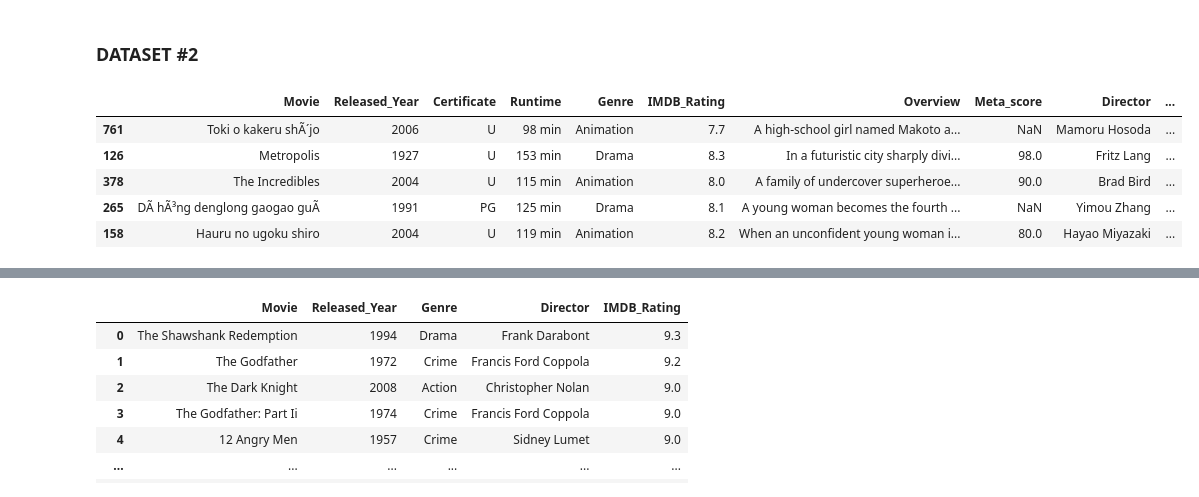
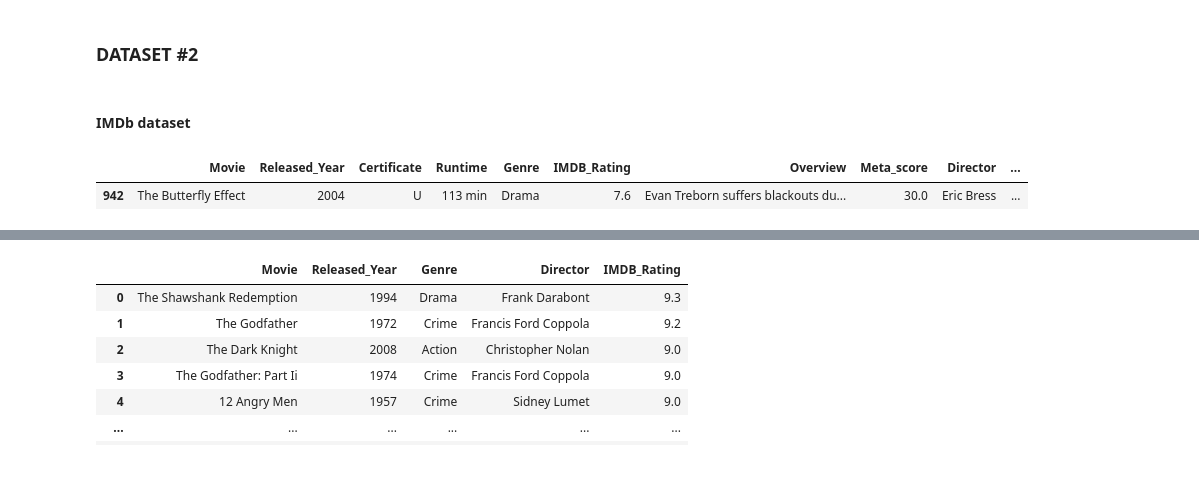
Before and after one commit to jmedina237/Project2_Joa, a Jupyter notebook: Project2_JOA_v2.ipynb, the cells around one changed output, grey strips where cells are left out. Saved outputs shown, nothing was run; the diff lists cells and outputs as text; code cells hidden in the pictures; blank space fills up the shorter version.

```diff
--- a/Project2_JOA_v2.ipynb
+++ b/Project2_JOA_v2.ipynb
@@ -92,20 +104,18 @@ df_rotten_tomatoes
 9366 rows × 2 columns
 # %% [markdown]
 ### DATASET #2
+# %% [markdown]
+#### IMDb dataset
 # %%
 df_imdb = pd.read_csv ('./data/imdb_top_1000.csv', encoding='unicode_escape', index_col = 0)
 # %%
 df_imdb.rename(columns = {'Series_Title':'Movie'}, inplace = True)
 # %%
 df_imdb.reset_index(drop=True, inplace=True)
-df_imdb.sample(5)
+df_imdb.sample()
 # %% [output]
 |  | Movie | Released_Year | Certificate | Runtime | Genre | IMDB_Rating | Overview | Meta_score | Director | ... |
-| 761 | Toki o kakeru shÃ´jo | 2006 | U | 98 min | Animation | 7.7 | A high-school girl named Makoto a... | NaN | Mamoru Hosoda | ... |
-| 126 | Metropolis | 1927 | U | 153 min | Drama | 8.3 | In a futuristic city sharply divi... | 98.0 | Fritz Lang | ... |
-| 378 | The Incredibles | 2004 | U | 115 min | Animation | 8.0 | A family of undercover superheroe... | 90.0 | Brad Bird | ... |
-| 265 | DÃ hÃ³ng denglong gaogao guÃ | 1991 | PG | 125 min | Drama | 8.1 | A young woman becomes the fourth ... | NaN | Yimou Zhang | ... |
-| 158 | Hauru no ugoku shiro | 2004 | U | 119 min | Animation | 8.2 | When an unconfident young woman i... | 80.0 | Hayao Miyazaki | ... |
+| 942 | The Butterfly Effect | 2004 | U | 113 min | Drama | 7.6 | Evan Treborn suffers blackouts du... | 30.0 | Eric Bress | ... |
 # %%
 df_imdb.drop(['Certificate', 'Runtime', 'Overview', 'Meta_score', 'Star1', 'Star2', 'Star3', 'Star4','No_of_Votes', 'Gross'], axis=1, inplace = True)
 df_imdb = df_imdb[['Movie','Released_Year','Genre','Director','IMDB_Rating']]
```
Also changed, not shown: parts of 84 cells of this notebook.
